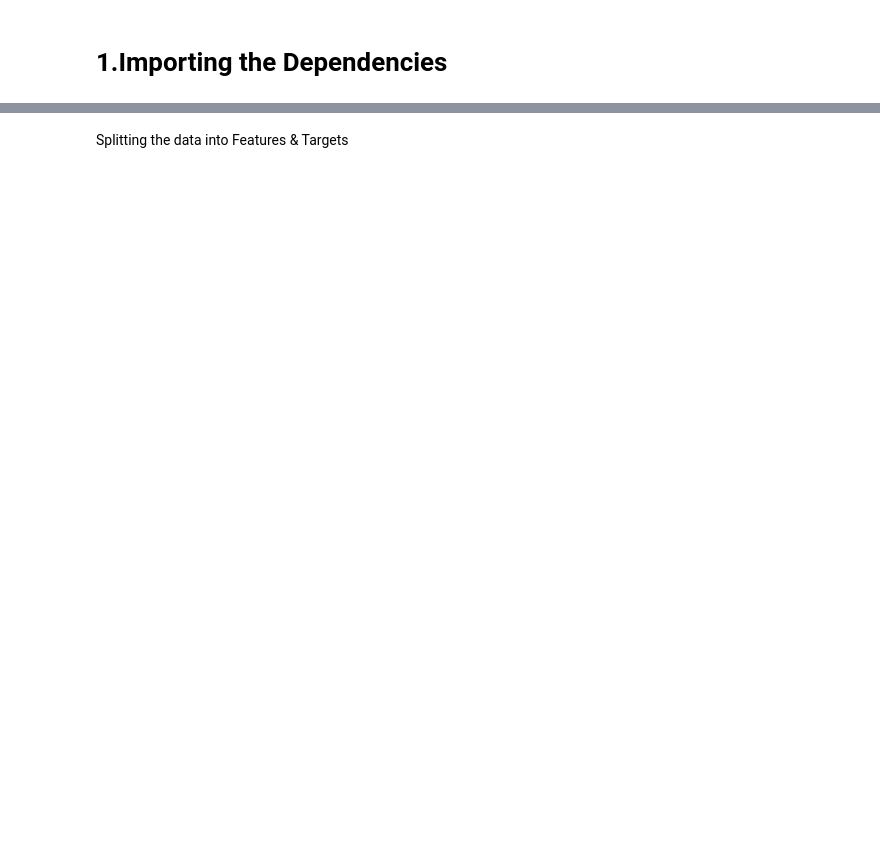
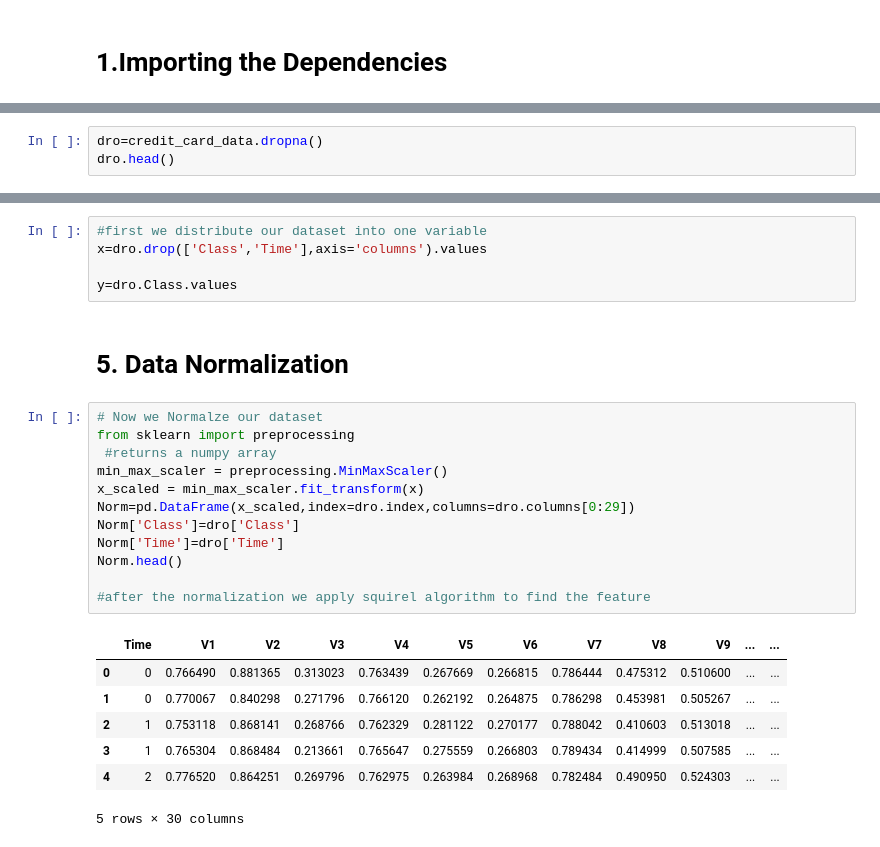
Before and after one commit to pbprakashkumar/Creditcard, a Jupyter notebook: FindDefault.ipynb, the cells around one changed output, grey strips where cells are left out. Drawn from its saved outputs; the diff is of its cells as text; blank space fills up the shorter version.

```diff
--- a/FindDefault.ipynb
+++ b/FindDefault.ipynb
@@ -113,0 +187,3 @@ This Dataset is highly unblanced
+# %%
+dro=credit_card_data.dropna()
+dro.head()
@@ -205,2 +259,27 @@ new_dataset.groupby('Class').mean()
-# %% [markdown]
-Splitting the data into Features & Targets
+# %%
+#first we distribute our dataset into one variable
+x=dro.drop(['Class','Time'],axis='columns').values
+
+y=dro.Class.values
+# %% [markdown]
+# 5. Data Normalization
+# %%
+# Now we Normalze our dataset
+from sklearn import preprocessing
+ #returns a numpy array
+min_max_scaler = preprocessing.MinMaxScaler()
+x_scaled = min_max_scaler.fit_transform(x)
+Norm=pd.DataFrame(x_scaled,index=dro.index,columns=dro.columns[0:29])
+Norm['Class']=dro['Class']
+Norm['Time']=dro['Time']
+Norm.head()
+
+#after the normalization we apply squirel algorithm to find the feature
+# %% [output]
+|  | Time | V1 | V2 | V3 | V4 | V5 | V6 | V7 | V8 | V9 | ... | ... |
+| 0 | 0 | 0.766490 | 0.881365 | 0.313023 | 0.763439 | 0.267669 | 0.266815 | 0.786444 | 0.475312 | 0.510600 | ... | ... |
+| 1 | 0 | 0.770067 | 0.840298 | 0.271796 | 0.766120 | 0.262192 | 0.264875 | 0.786298 | 0.453981 | 0.505267 | ... | ... |
+| 2 | 1 | 0.753118 | 0.868141 | 0.268766 | 0.762329 | 0.281122 | 0.270177 | 0.788042 | 0.410603 | 0.513018 | ... | ... |
+| 3 | 1 | 0.765304 | 0.868484 | 0.213661 | 0.765647 | 0.275559 | 0.266803 | 0.789434 | 0.414999 | 0.507585 | ... | ... |
+| 4 | 2 | 0.776520 | 0.864251 | 0.269796 | 0.762975 | 0.263984 | 0.268968 | 0.782484 | 0.490950 | 0.524303 | ... | ... |
+5 rows × 30 columns
```
Also changed, not shown: parts of 72 cells of this notebook, 1 other file.
